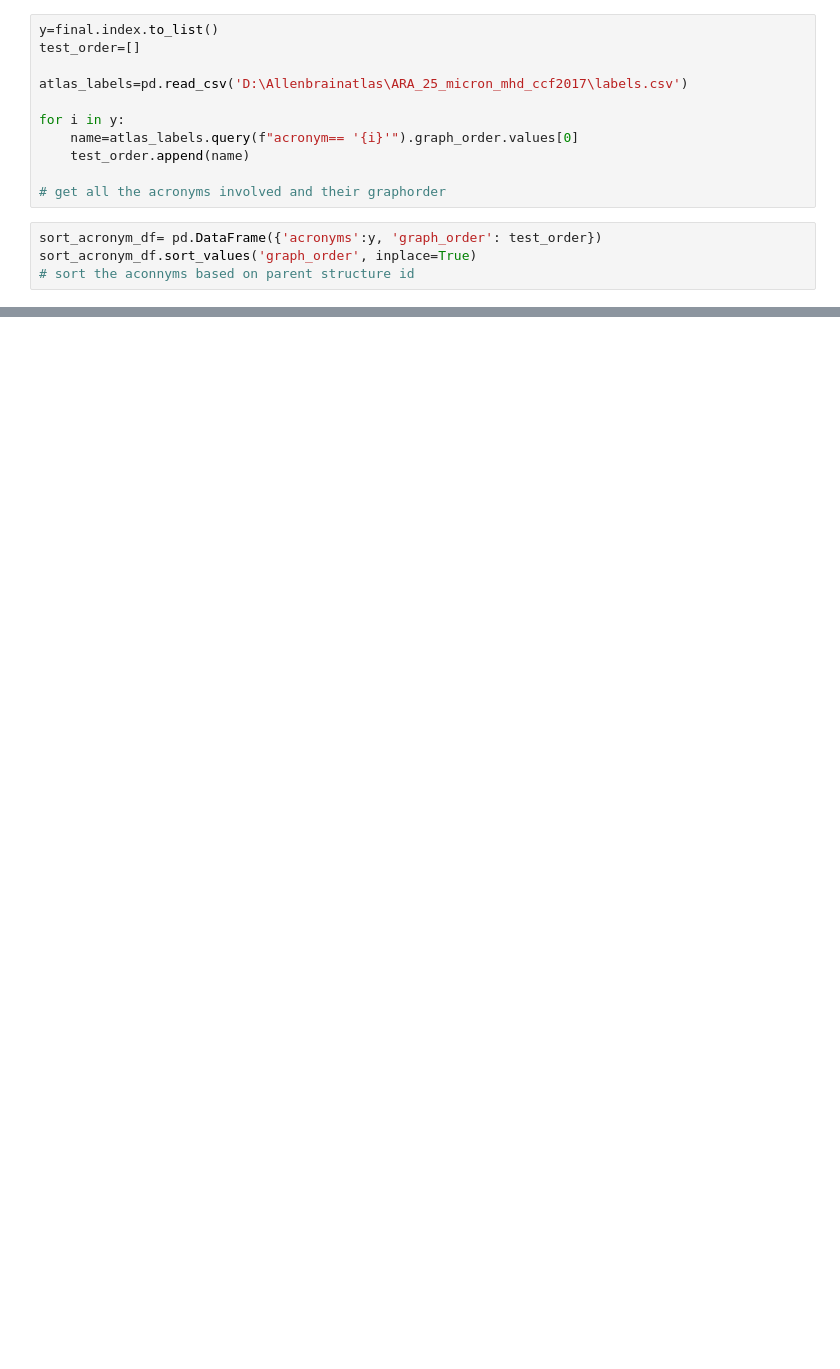
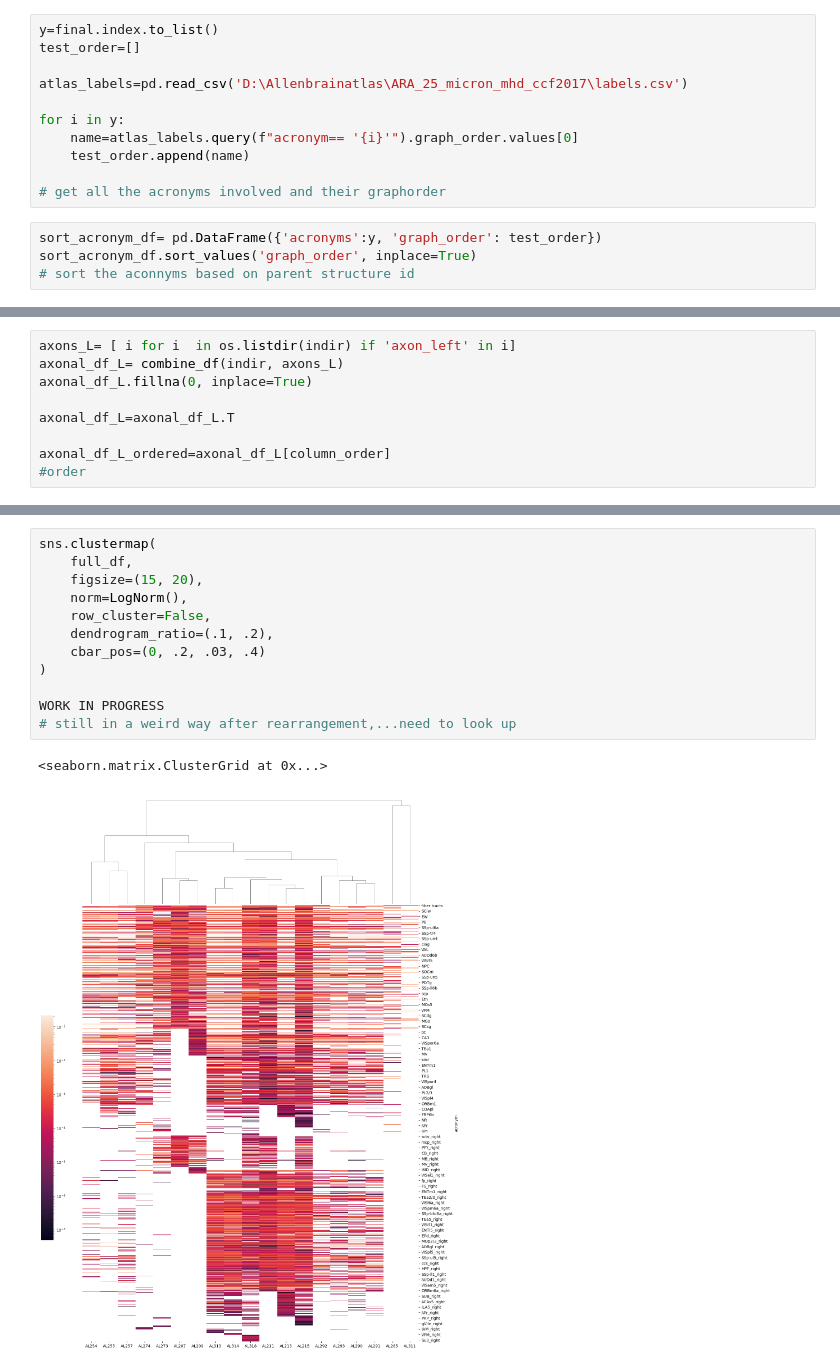
Before and after one commit to YANQI-LIU/Image_Registration, a Jupyter notebook: plotting_sns.ipynb, the cells around one changed output, grey strips where cells are left out. Cells and saved outputs as stored; diff of their text form; blank space fills up the shorter version.

```diff
--- a/plotting_sns.ipynb
+++ b/plotting_sns.ipynb
@@ -212,0 +219,9 @@ plt.show()
+# %%
+axons_L= [ i for i  in os.listdir(indir) if 'axon_left' in i]
+axonal_df_L= combine_df(indir, axons_L)
+axonal_df_L.fillna(0, inplace=True)
+
+axonal_df_L=axonal_df_L.T
+
+axonal_df_L_ordered=axonal_df_L[column_order]
+#order
@@ -212,0 +300,15 @@ plt.show()
+# %%
+sns.clustermap(
+    full_df,
+    figsize=(15, 20),
+    norm=LogNorm(),
+    row_cluster=False,
+    dendrogram_ratio=(.1, .2),
+    cbar_pos=(0, .2, .03, .4)
+)
+
+WORK IN PROGRESS
+# still in a weird way after rearrangement,...need to look up
+# %% [output]
+<seaborn.matrix.ClusterGrid at 0x...>
+[figure, added]
```
Also changed, not shown: parts of 17 cells of this notebook.
